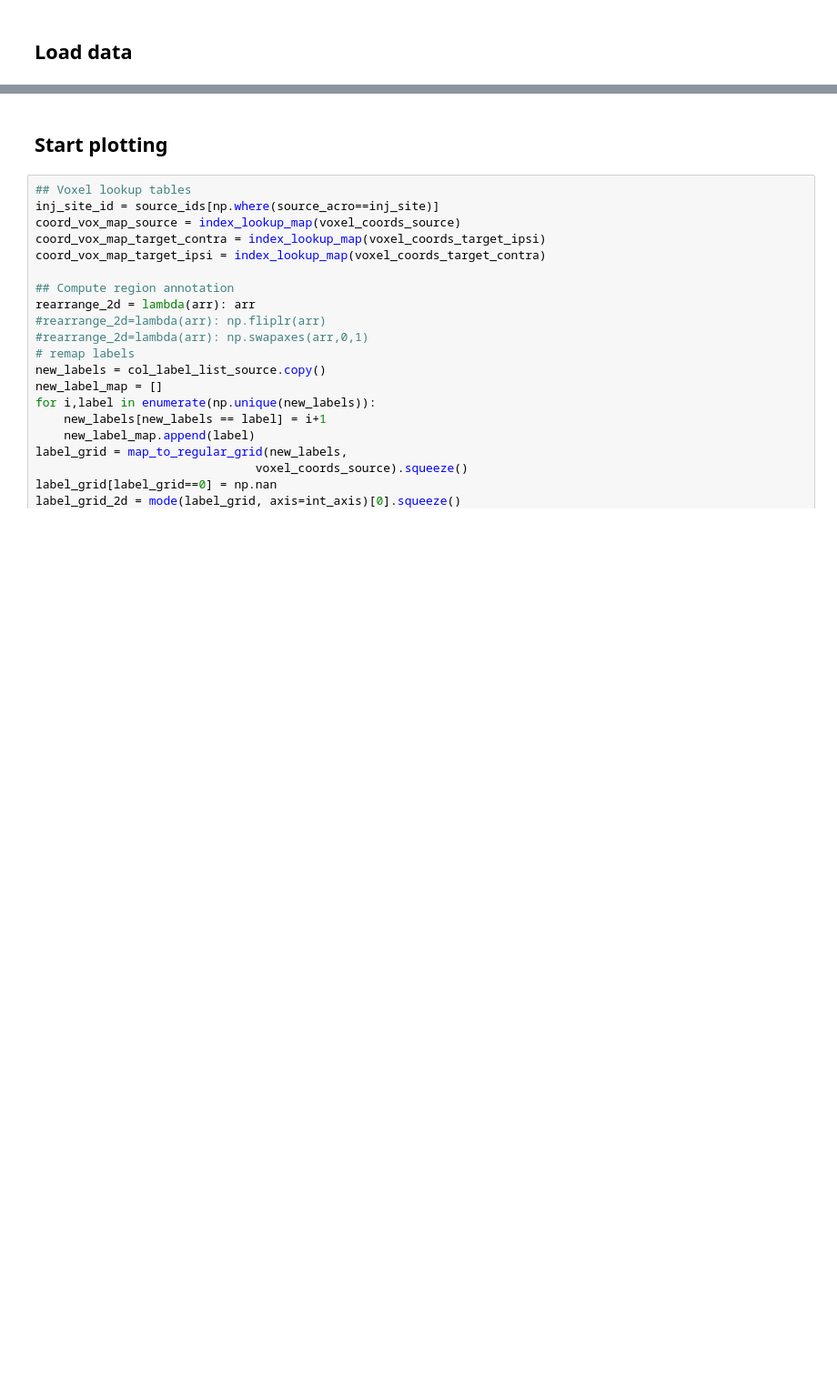
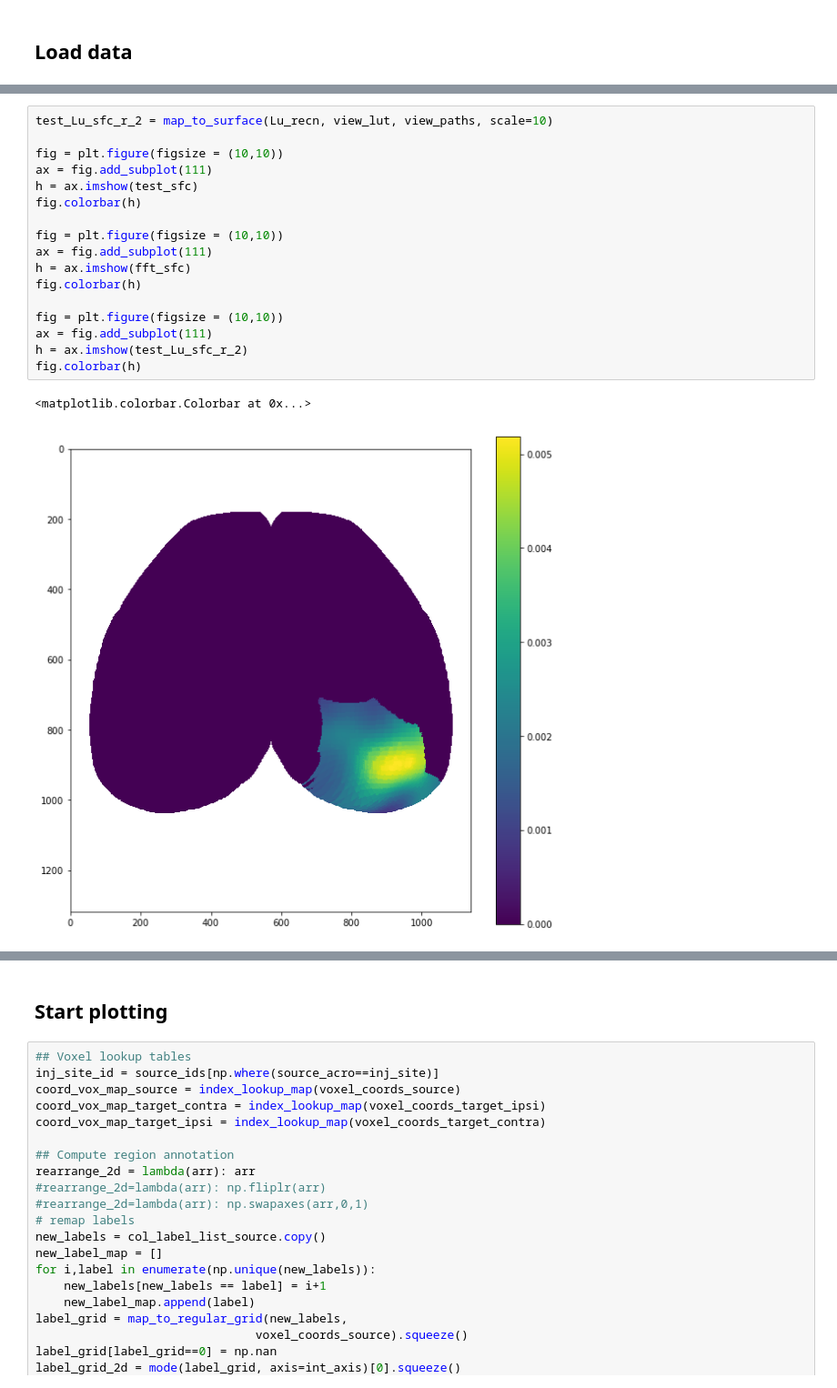
Before and after one commit to kamdh/allen-voxel-network, a Jupyter notebook: plotting_notebook.ipynb, the cells around one changed output, grey strips where cells are left out. Shown at 91% size. Cells and saved outputs as stored; diff of their text form; blank space fills up the shorter version.

```diff
--- a/plotting_notebook.ipynb
+++ b/plotting_notebook.ipynb
@@ -138,0 +236,20 @@ test_col.shape
+# %%
+test_Lu_sfc_r_2 = map_to_surface(Lu_recn, view_lut, view_paths, scale=10)
+
+fig = plt.figure(figsize = (10,10))
+ax = fig.add_subplot(111)
+h = ax.imshow(test_sfc)
+fig.colorbar(h)
+
+fig = plt.figure(figsize = (10,10))
+ax = fig.add_subplot(111)
+h = ax.imshow(fft_sfc)
+fig.colorbar(h)
+
+fig = plt.figure(figsize = (10,10))
+ax = fig.add_subplot(111)
+h = ax.imshow(test_Lu_sfc_r_2)
+fig.colorbar(h)
+# %% [output]
+<matplotlib.colorbar.Colorbar at 0x...>
+[figure, added]
```
Also changed, not shown: parts of 23 cells of this notebook, 2 other files.
